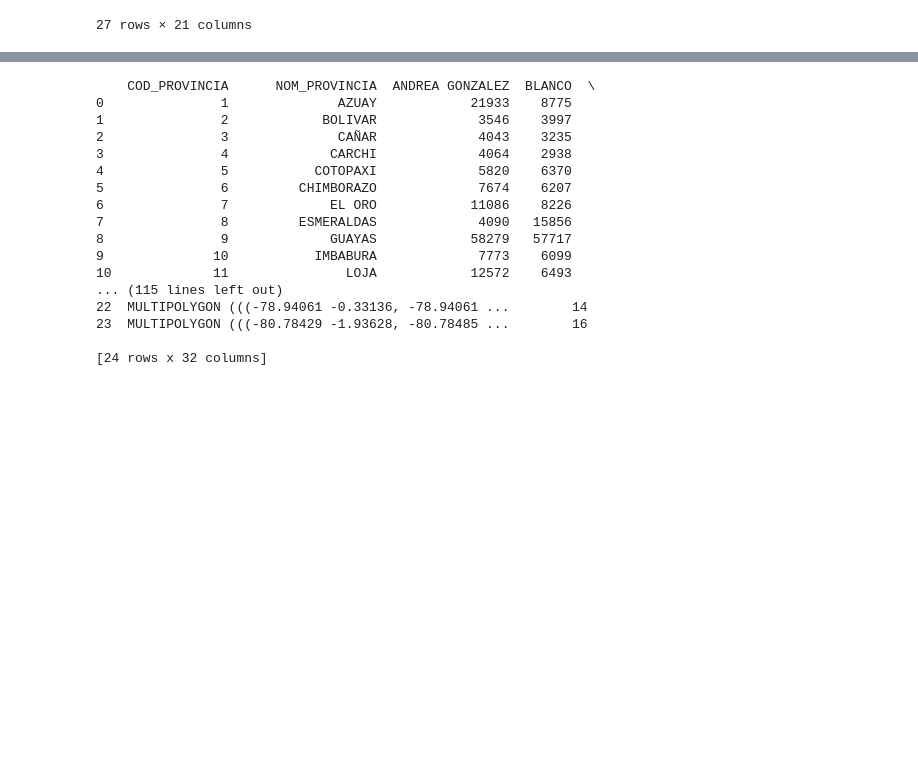
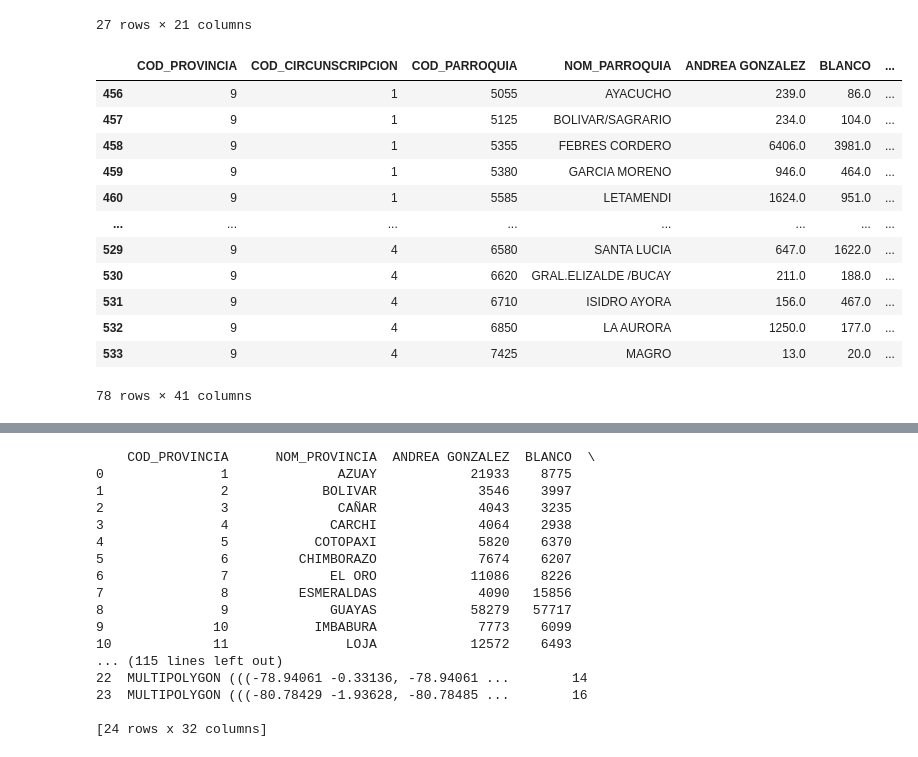
Before and after one commit to DobleL2/mapas_2025, a Jupyter notebook: data_prep.ipynb, the cells around one changed output, grey strips where cells are left out. Saved outputs shown, nothing was run; the diff lists cells and outputs as text; code cells hidden in the pictures; blank space fills up the shorter version.

```diff
--- a/data_prep.ipynb
+++ b/data_prep.ipynb
@@ -86,0 +90,26 @@ pivot_provincia
+# %%
+import pandas as pd
+import geopandas as gpd
+from src.read_data import generate_pivot,categorizacion_prop
+pivot_parroquia_circunscripcion = generate_pivot(resultados ,'PARROQUIA_CIRCUNSCRIPCION')
+#pivot_parroquia_circunscripcion[pivot_parroquia_circunscripcion['COD_PROVINCIA']==17]  #77
+completa_parroquias_circunscripcion = pd.merge(pivot_parroquia_circunscripcion,parroquias_geojson,on='COD_PARROQUIA',how='left')
+#completa_parroquias_circunscripcion['Diff'] = completa_parroquias_circunscripcion['P_DANIEL NOBOA AZIN'] - completa_parroquias_circunscripcion['P_LUISA GONZALEZ']
+# completa_parroquias_circunscripcion['Prop'] = completa_parroquias_circunscripcion['DANIEL NOBOA AZIN']/completa_parroquias_circunscripcion['LUISA GONZALEZ']
+# completa_parroquias_circunscripcion['Cat_Prop'] = completa_parroquias_circunscripcion['Prop'].apply(categorizacion_prop)
+# completa_parroquias_circunscripcion = gpd.GeoDataFrame(completa_parroquias_circunscripcion, geometry='geometry')
+completa_parroquias_circunscripcion[completa_parroquias_circunscripcion['COD_PROVINCIA'] == 9]
+# %% [output]
+|  | COD_PROVINCIA | COD_CIRCUNSCRIPCION | COD_PARROQUIA | NOM_PARROQUIA | ANDREA GONZALEZ | BLANCO | ... |
+| 456 | 9 | 1 | 5055 | AYACUCHO | 239.0 | 86.0 | ... |
+| 457 | 9 | 1 | 5125 | BOLIVAR/SAGRARIO | 234.0 | 104.0 | ... |
+| 458 | 9 | 1 | 5355 | FEBRES CORDERO | 6406.0 | 3981.0 | ... |
+| 459 | 9 | 1 | 5380 | GARCIA MORENO | 946.0 | 464.0 | ... |
+| 460 | 9 | 1 | 5585 | LETAMENDI | 1624.0 | 951.0 | ... |
+| ... | ... | ... | ... | ... | ... | ... | ... |
+| 529 | 9 | 4 | 6580 | SANTA LUCIA | 647.0 | 1622.0 | ... |
+| 530 | 9 | 4 | 6620 | GRAL.ELIZALDE /BUCAY | 211.0 | 188.0 | ... |
+| 531 | 9 | 4 | 6710 | ISIDRO AYORA | 156.0 | 467.0 | ... |
+| 532 | 9 | 4 | 6850 | LA AURORA | 1250.0 | 177.0 | ... |
+| 533 | 9 | 4 | 7425 | MAGRO | 13.0 | 20.0 | ... |
+78 rows × 41 columns
```
Also changed, not shown: parts of 2 cells of this notebook, 5 other files.
